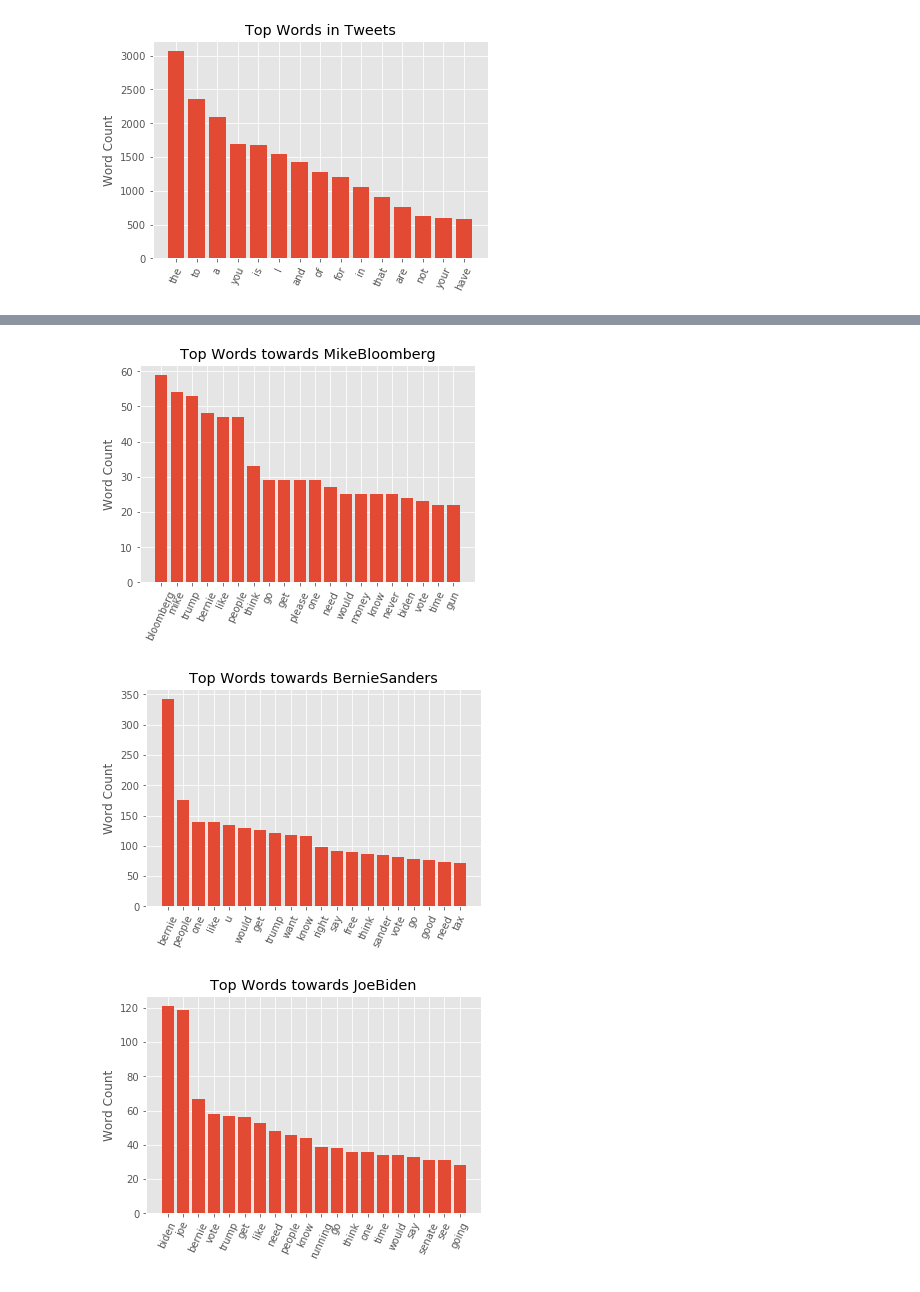
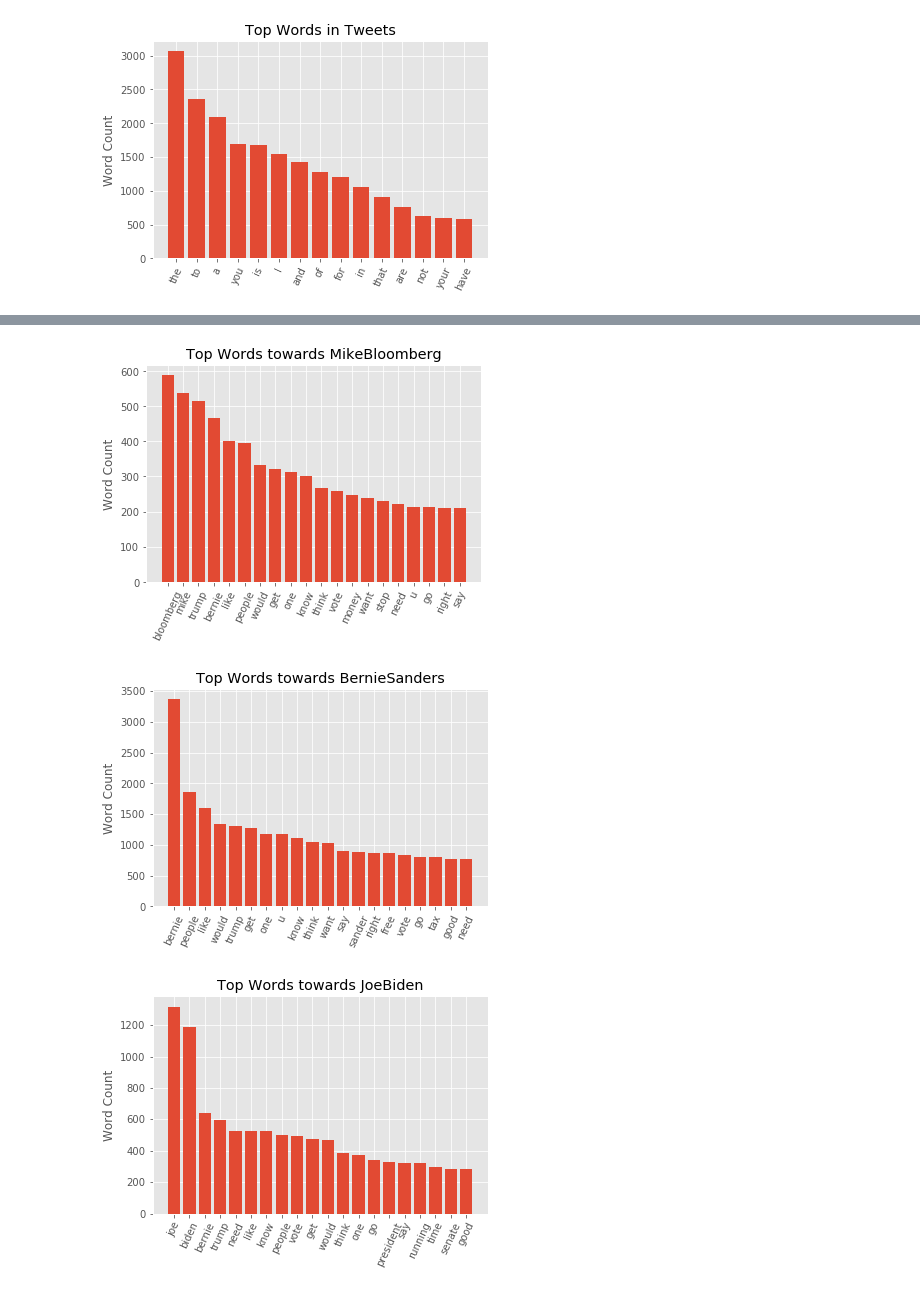
Before and after one commit to danjizquierdo/Sentimental, a Jupyter notebook: NLP_EDA.ipynb, the cells around one changed output, grey strips where cells are left out. Saved outputs shown, nothing was run; the diff lists cells and outputs as text; code cells hidden in the pictures.

```diff
--- a/NLP_EDA.ipynb
+++ b/NLP_EDA.ipynb
@@ -292,7 +292,7 @@ plt.show();
 stopwords_list=stopwords.words('english') +list(string.punctuation)
 stopwords_list += ["&amp;","'",'"','...','``','…','’','‘','“',"''",'""','”','”','co',"'s'",'\'s','n\'t','\'m','\'re','amp','https']
 # %%
-poli_freq = wordfrequency(data.clean_text.values, 20)
+poli_freq = wordfrequency(raw_data.clean_text.values, 20)
 # %%
 plt.bar([word[0] for word in poli_freq], [word[1] for word in poli_freq])
 plt.xticks(rotation=65)
@@ -304,13 +304,13 @@ plt.show;
 # %%
 for candidate in real_candidates:
-    poli_freq = wordfrequency(data.query(f'name =="{candidate}"').clean_text.values, 20)
+    poli_freq = wordfrequency(raw_data.query(f'name =="{candidate}"').clean_text.values, 20)
     fig = plt.figure()
     plt.bar([word[0] for word in poli_freq], [word[1] for word in poli_freq])
     plt.xticks(rotation=65)
     plt.ylabel('Word Count')
     plt.title(f'Top Words towards {candidate}')
     plt.show;
 # %% [output]
-[figure, old version]
+[figure, new version]
-[figure, old version]
+[figure, new version]
-[figure, old version]
+[figure, new version]
```
Also changed, not shown: parts of 5 cells of this notebook, 5 other files.
